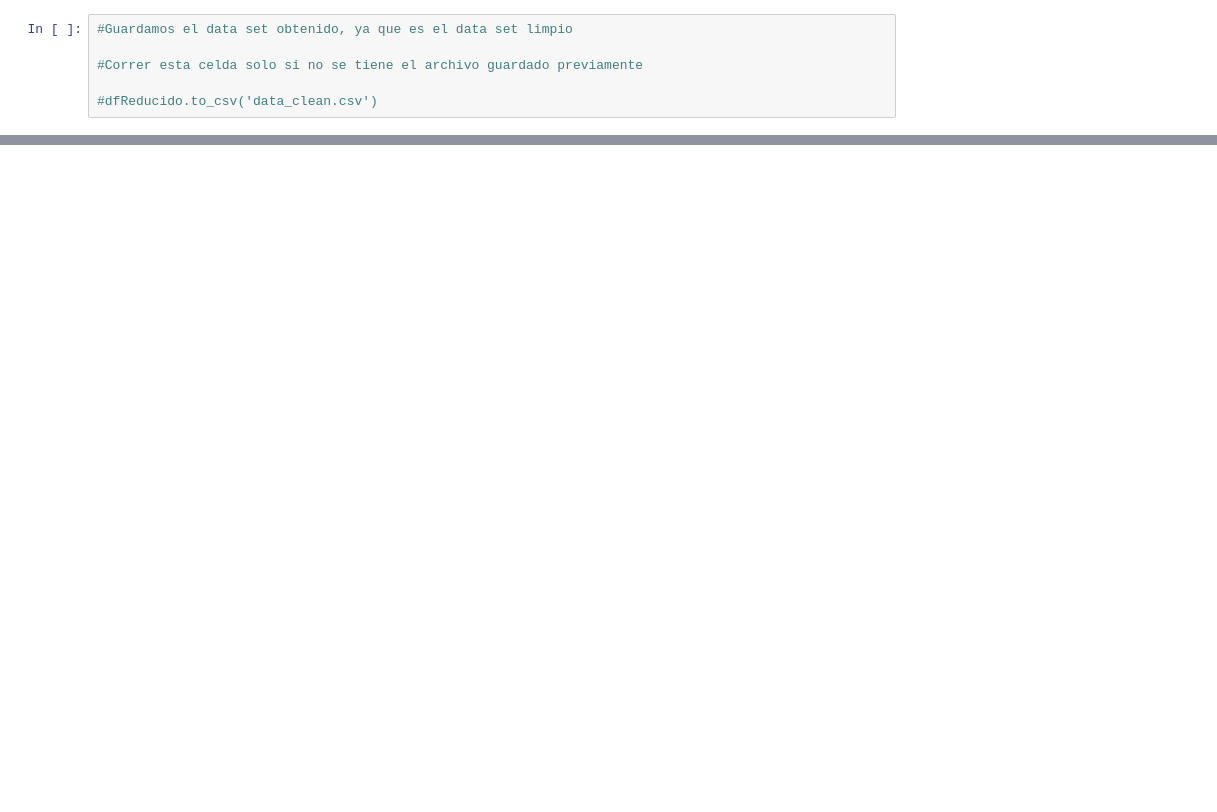
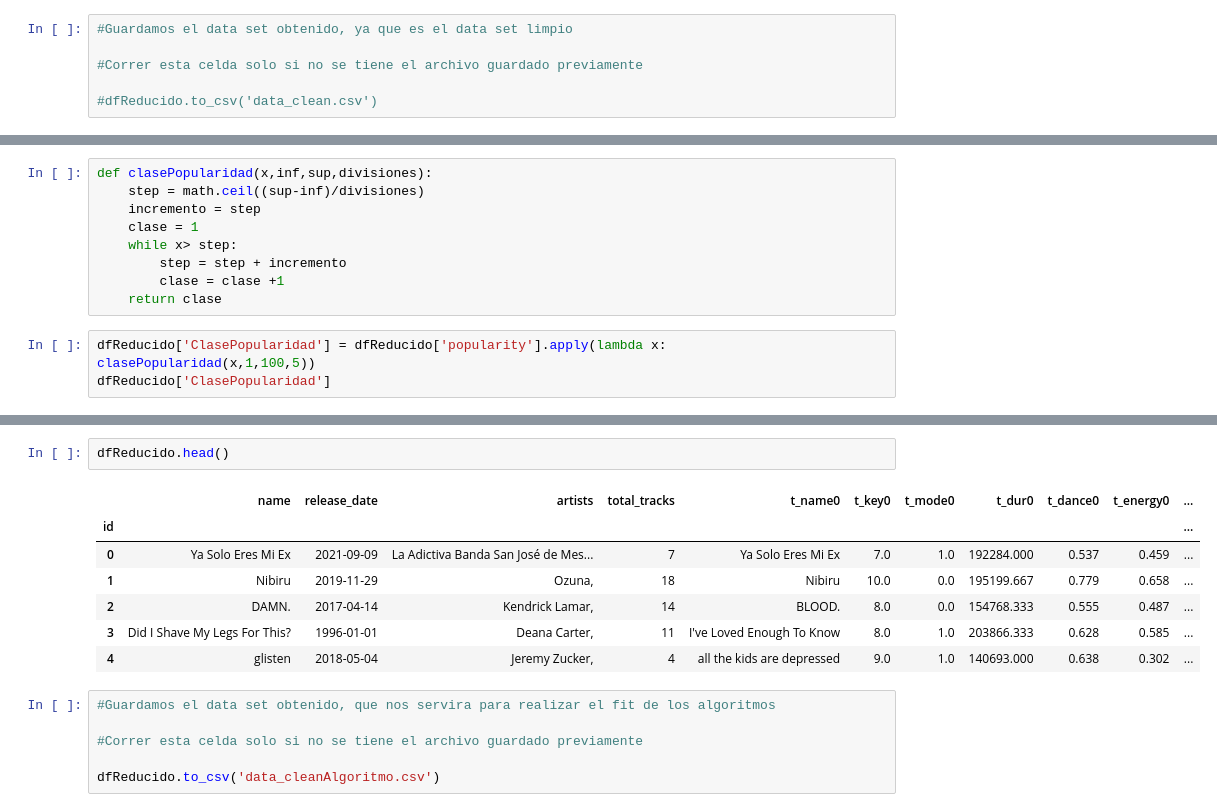
Before and after one commit to Rossana139/CoderHouse-25570-Proyecto-Spotify, a Jupyter notebook: Limpieza y visualizaciones/Data Cleaning.ipynb, the cells around one changed output, grey strips where cells are left out. Saved outputs shown, nothing was run; the diff lists cells and outputs as text; blank space fills up the shorter version.

Commit message:
Agrego función creación de PopularityClass

```diff
--- a/Limpieza y visualizaciones/Data Cleaning.ipynb
+++ b/Limpieza y visualizaciones/Data Cleaning.ipynb
@@ -318,0 +335,12 @@ dtype: int64
+# %%
+def clasePopularidad(x,inf,sup,divisiones):
+    step = math.ceil((sup-inf)/divisiones)
+    incremento = step
+    clase = 1
+    while x> step:
+        step = step + incremento
+        clase = clase +1
+    return clase
+# %%
+dfReducido['ClasePopularidad'] = dfReducido['popularity'].apply(lambda x: clasePopularidad(x,1,100,5))
+dfReducido['ClasePopularidad']
@@ -318,0 +361,16 @@ dtype: int64
+# %%
+dfReducido.head()
+# %% [output]
+|  | name | release_date | artists | total_tracks | t_name0 | t_key0 | t_mode0 | t_dur0 | t_dance0 | t_energy0 | ... |
+| id |  |  |  |  |  |  |  |  |  |  | ... |
+| 0 | Ya Solo Eres Mi Ex | 2021-09-09 | La Adictiva Banda San José de Mes... | 7 | Ya Solo Eres Mi Ex | 7.0 | 1.0 | 192284.000 | 0.537 | 0.459 | ... |
+| 1 | Nibiru | 2019-11-29 | Ozuna, | 18 | Nibiru | 10.0 | 0.0 | 195199.667 | 0.779 | 0.658 | ... |
+| 2 | DAMN. | 2017-04-14 | Kendrick Lamar, | 14 | BLOOD. | 8.0 | 0.0 | 154768.333 | 0.555 | 0.487 | ... |
+| 3 | Did I Shave My Legs For This? | 1996-01-01 | Deana Carter, | 11 | I've Loved Enough To Know | 8.0 | 1.0 | 203866.333 | 0.628 | 0.585 | ... |
+| 4 | glisten | 2018-05-04 | Jeremy Zucker, | 4 | all the kids are depressed | 9.0 | 1.0 | 140693.000 | 0.638 | 0.302 | ... |
+# %%
+#Guardamos el data set obtenido, que nos servira para realizar el fit de los algoritmos
+
+#Correr esta celda solo si no se tiene el archivo guardado previamente
+
+dfReducido.to_csv('data_cleanAlgoritmo.csv')
```
Also changed, not shown: parts of 13 cells of this notebook.
